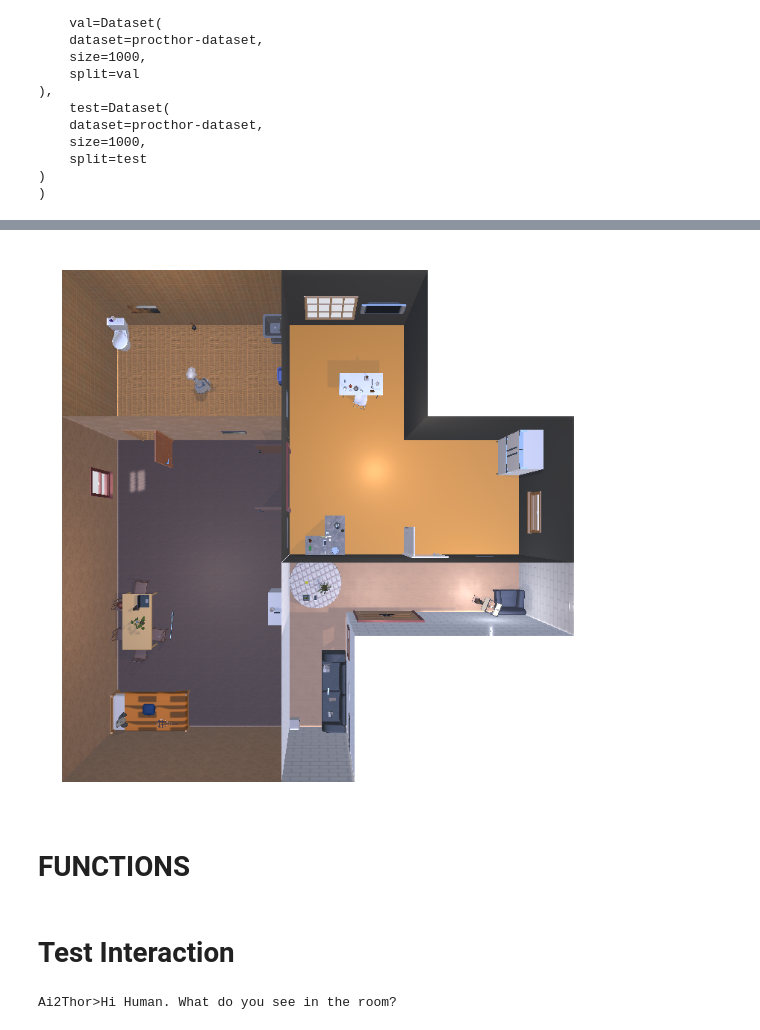
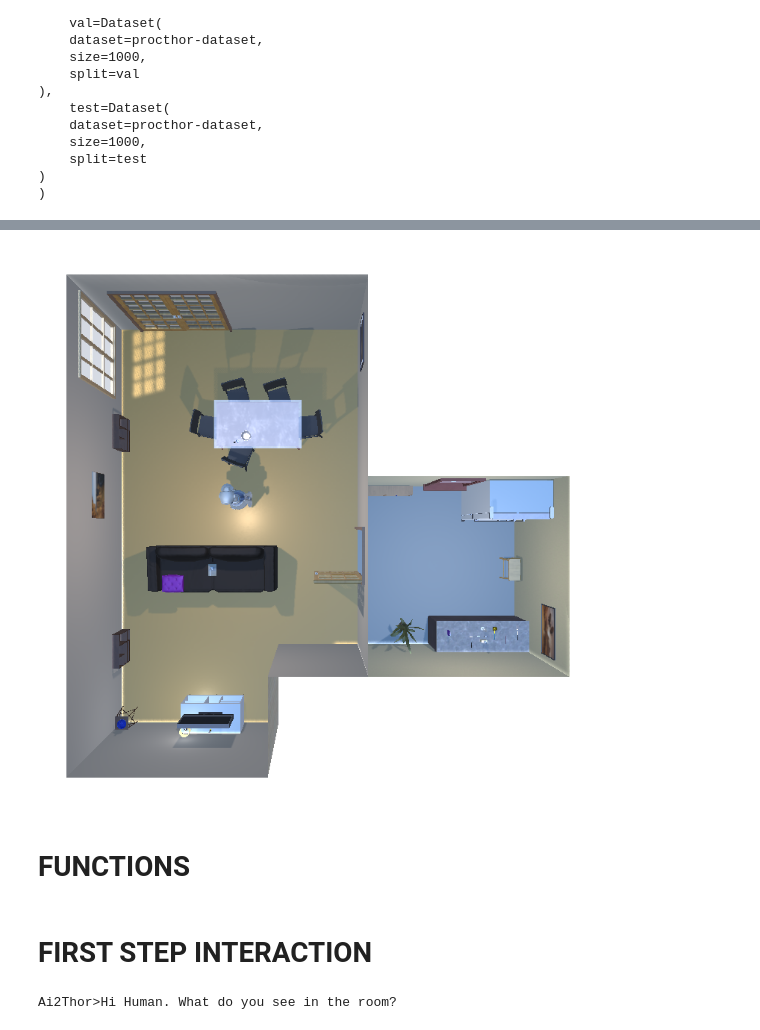
Before and after one commit to matercomus/ma-communicative-robots-G1, a Jupyter notebook: our_stuff/PROTOTYPE.ipynb, the cells around one changed output, grey strips where cells are left out. Saved outputs shown, nothing was run; the diff lists cells and outputs as text; code cells hidden in the pictures.

```diff
--- a/our_stuff/PROTOTYPE.ipynb
+++ b/our_stuff/PROTOTYPE.ipynb
@@ -151,9 +135,9 @@ get_top_down_frame()
 # %%
-new_house = dataset["train"][666]
-controller.reset(scene=new_house)
+# new_house = dataset["train"][666]
+# controller.reset(scene=new_house)
 get_top_down_frame()
 # %% [output]
-[figure, old version]
+[figure, new version]
 # %%
 event = controller.step(action="GetReachablePositions")
 reachable_positions = event.metadata["actionReturn"]
@@ -476,8 +684,8 @@ unique_object_list = [
     "Window",
     "WineBottle",
 ]
-# %% [markdown]
-# Test Interaction
+# %% [markdown]
+# FIRST STEP INTERACTION
 # %%
 # adding to the system path
 import sys
```
Also changed, not shown: parts of 43 cells of this notebook.
